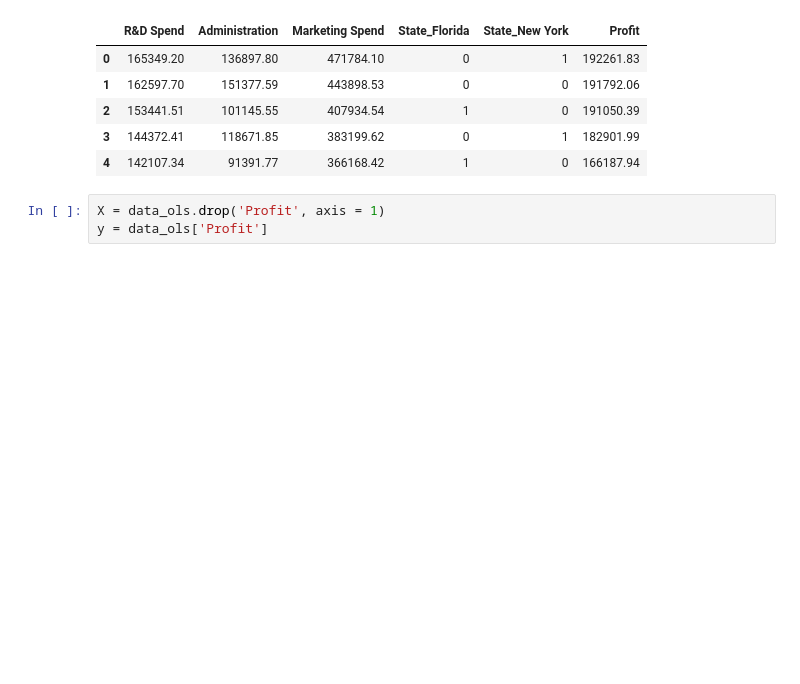
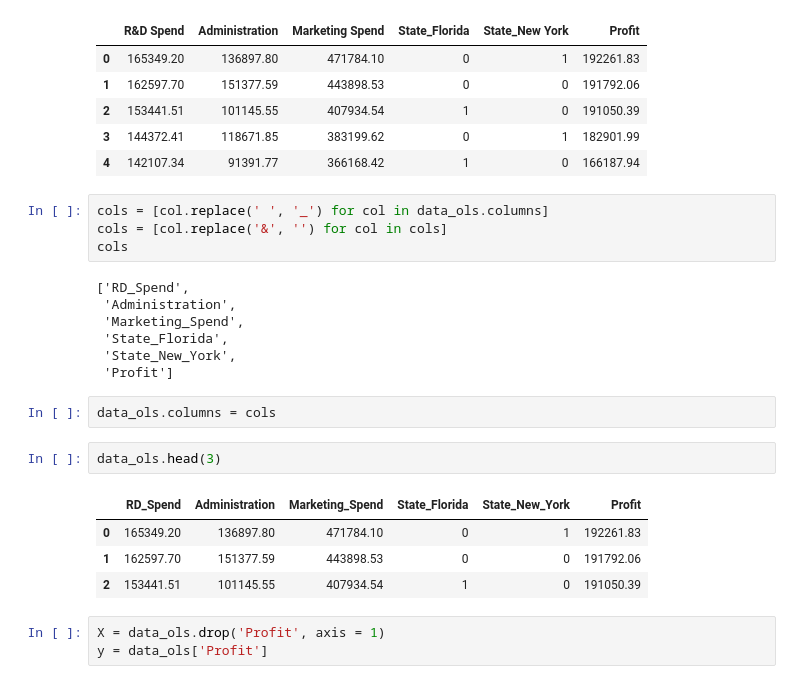
Before and after one commit to lavkushsingh31/ML-Practice-Exercises, a Jupyter notebook: Practice Udemy - Multiple Liner Regression.ipynb, the cells around one changed output. Cells and saved outputs as stored; diff of their text form; blank space fills up the shorter version.

```diff
--- a/Practice Udemy - Multiple Liner Regression.ipynb
+++ b/Practice Udemy - Multiple Liner Regression.ipynb
@@ -261,6 +266,26 @@ data_ols.head()
 | 2 | 153441.51 | 101145.55 | 407934.54 | 1 | 0 | 191050.39 |
 | 3 | 144372.41 | 118671.85 | 383199.62 | 0 | 1 | 182901.99 |
 | 4 | 142107.34 | 91391.77 | 366168.42 | 1 | 0 | 166187.94 |
+# %%
+cols = [col.replace(' ', '_') for col in data_ols.columns]
+cols = [col.replace('&', '') for col in cols]
+cols
+# %% [output]
+['RD_Spend',
+ 'Administration',
+ 'Marketing_Spend',
+ 'State_Florida',
+ 'State_New_York',
+ 'Profit']
+# %%
+data_ols.columns = cols
+# %%
+data_ols.head(3)
+# %% [output]
+|  | RD_Spend | Administration | Marketing_Spend | State_Florida | State_New_York | Profit |
+| 0 | 165349.20 | 136897.80 | 471784.10 | 0 | 1 | 192261.83 |
+| 1 | 162597.70 | 151377.59 | 443898.53 | 0 | 0 | 191792.06 |
+| 2 | 153441.51 | 101145.55 | 407934.54 | 1 | 0 | 191050.39 |
 # %%
 X = data_ols.drop('Profit', axis = 1)
 y = data_ols['Profit']
```
Also changed, not shown: parts of 12 cells of this notebook.
